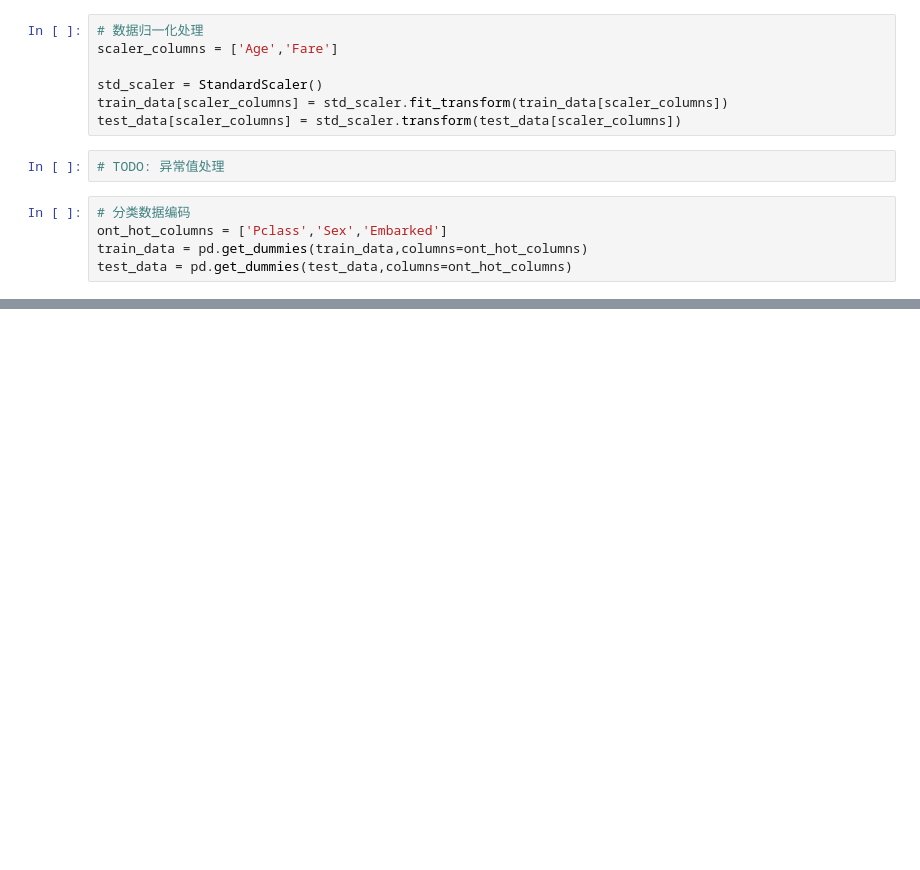
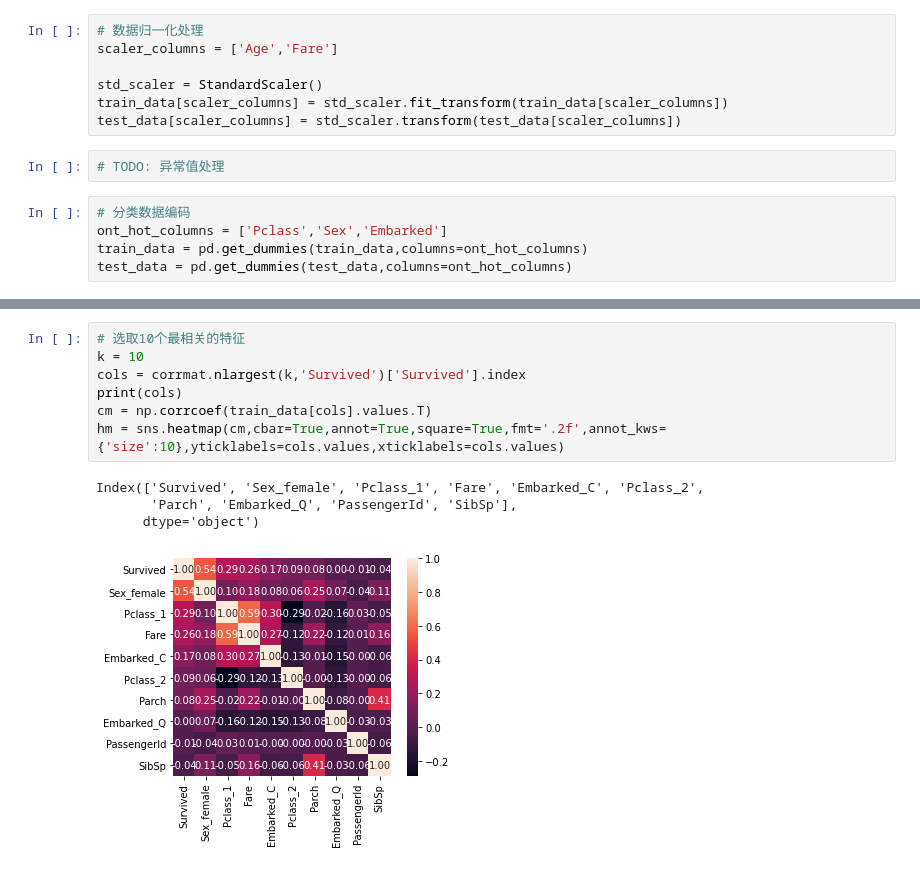
Before and after one commit to xiaomeng79/ML-DL-Example, a Jupyter notebook: machine_learning/titanic.ipynb, the cells around one changed output, grey strips where cells are left out. Drawn from its saved outputs; the diff is of its cells as text; blank space fills up the shorter version.

```diff
--- a/machine_learning/titanic.ipynb
+++ b/machine_learning/titanic.ipynb
@@ -119,0 +128,12 @@ train_data.head(10)
+# %%
+# 选取10个最相关的特征
+k = 10
+cols = corrmat.nlargest(k,'Survived')['Survived'].index
+print(cols)
+cm = np.corrcoef(train_data[cols].values.T)
+hm = sns.heatmap(cm,cbar=True,annot=True,square=True,fmt='.2f',annot_kws={'size':10},yticklabels=cols.values,xticklabels=cols.values)
+# %% [output]
+Index(['Survived', 'Sex_female', 'Pclass_1', 'Fare', 'Embarked_C', 'Pclass_2',
+       'Parch', 'Embarked_Q', 'PassengerId', 'SibSp'],
+      dtype='object')
+[figure, added]
```
Also changed, not shown: parts of 15 cells of this notebook, 6 other files.
